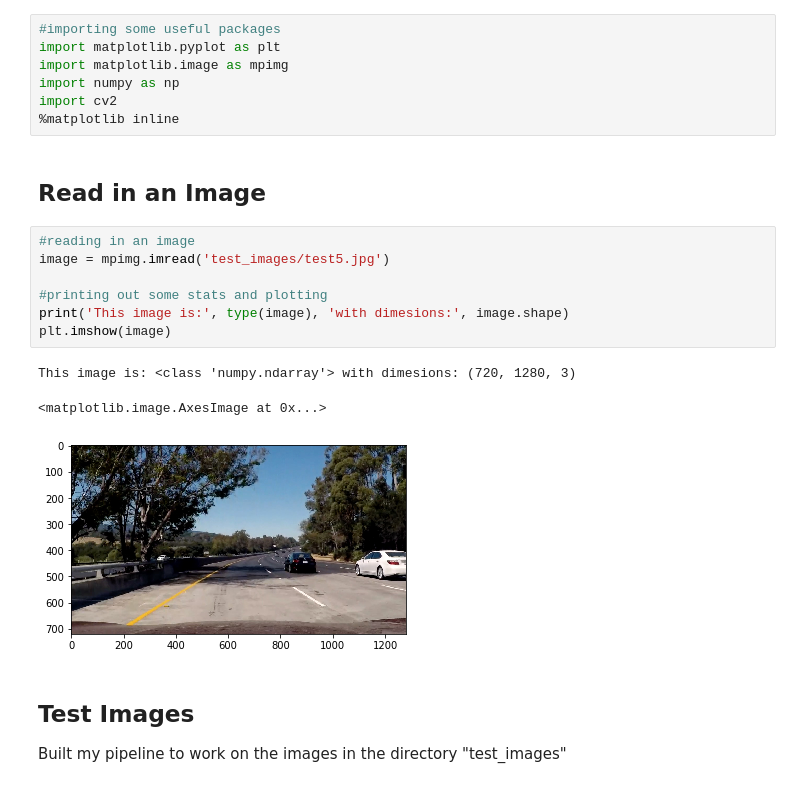
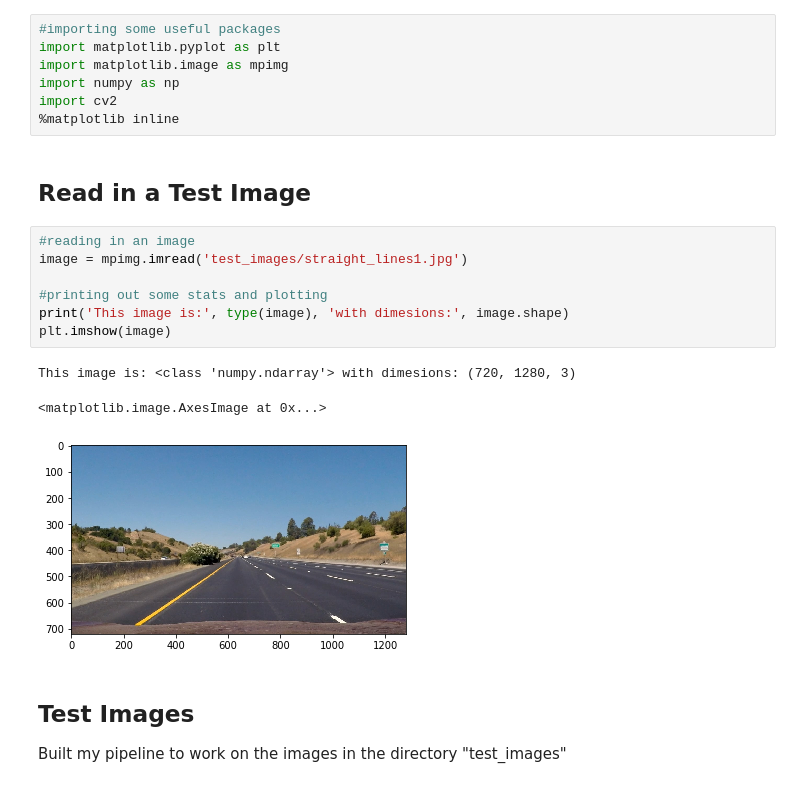
Before and after one commit to vinny-palumbo/AutonomousCars-AdvancedLaneLineDetection, a Jupyter notebook: pipeline.ipynb, the cells around one changed output. Saved outputs shown, nothing was run; the diff lists cells and outputs as text.

```diff
--- a/pipeline.ipynb
+++ b/pipeline.ipynb
@@ -17,18 +17,18 @@ import numpy as np
 import cv2
 %matplotlib inline
 # %% [markdown]
-## Read in an Image
+## Read in a Test Image
 # %%
 #reading in an image
-image = mpimg.imread('test_images/test5.jpg')
+image = mpimg.imread('test_images/straight_lines1.jpg')
 
 #printing out some stats and plotting
 print('This image is:', type(image), 'with dimesions:', image.shape)
 plt.imshow(image)
 # %% [output]
 This image is: <class 'numpy.ndarray'> with dimesions: (720, 1280, 3)
 <matplotlib.image.AxesImage at 0x...>
-[figure, old version]
+[figure, new version]
 # %% [markdown]
 ## Test Images
 
```
Also changed, not shown: parts of 6 cells of this notebook, 2 other files.
